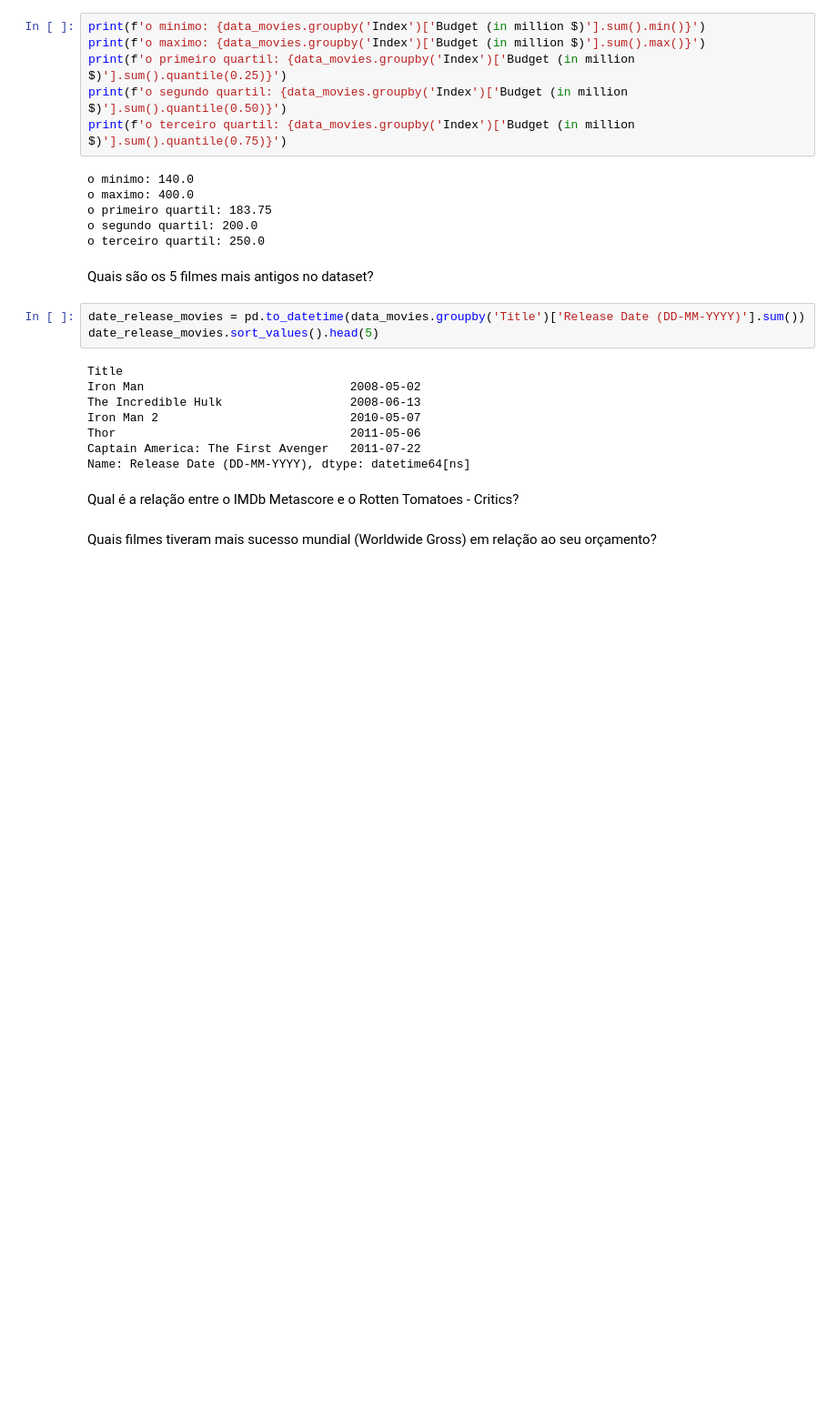
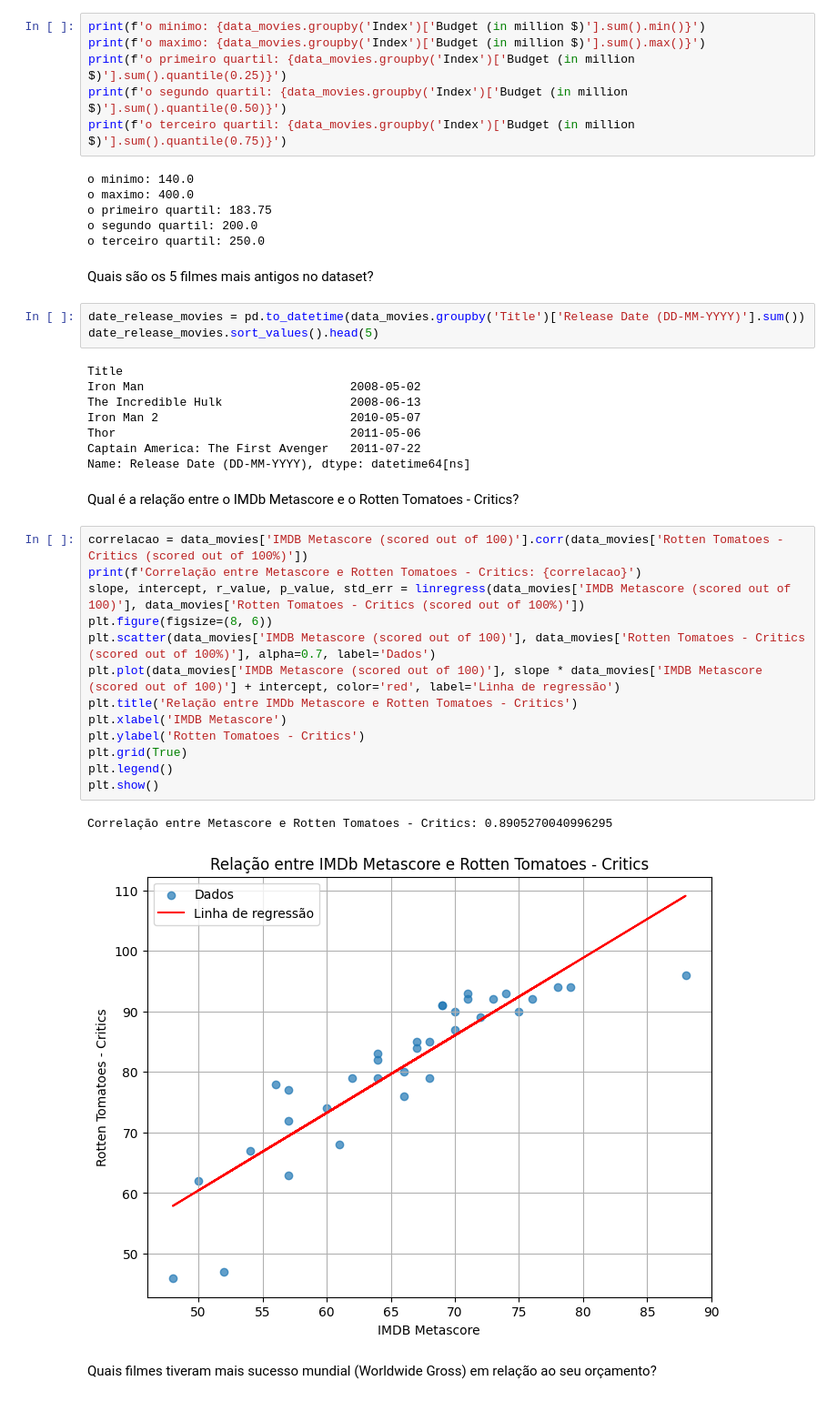
Before and after one commit to repository-italo/webacademy_t4, a Jupyter notebook: 17_ciencia_de_dados/notebook_lab01.json.ipynb, the cells around one changed output. Shown at 91% size. Cells and saved outputs as stored; diff of their text form; blank space fills up the shorter version.

Commit message:
lab01 de data_science concluido

```diff
--- a/17_ciencia_de_dados/notebook_lab01.json.ipynb
+++ b/17_ciencia_de_dados/notebook_lab01.json.ipynb
@@ -314,5 +315,21 @@ Captain America: The First Avenger   2011-07-22
 Name: Release Date (DD-MM-YYYY), dtype: datetime64[ns]
 # %% [markdown]
 Qual é a relação entre o IMDb Metascore e o Rotten Tomatoes - Critics?
+# %%
+correlacao = data_movies['IMDB Metascore (scored out of 100)'].corr(data_movies['Rotten Tomatoes - Critics (scored out of 100%)'])
+print(f'Correlação entre Metascore e Rotten Tomatoes - Critics: {correlacao}')
+slope, intercept, r_value, p_value, std_err = linregress(data_movies['IMDB Metascore (scored out of 100)'], data_movies['Rotten Tomatoes - Critics (scored out of 100%)'])
+plt.figure(figsize=(8, 6))
+plt.scatter(data_movies['IMDB Metascore (scored out of 100)'], data_movies['Rotten Tomatoes - Critics (scored out of 100%)'], alpha=0.7, label='Dados')
+plt.plot(data_movies['IMDB Metascore (scored out of 100)'], slope * data_movies['IMDB Metascore (scored out of 100)'] + intercept, color='red', label='Linha de regressão')
+plt.title('Relação entre IMDb Metascore e Rotten Tomatoes - Critics')
+plt.xlabel('IMDB Metascore')
+plt.ylabel('Rotten Tomatoes - Critics')
+plt.grid(True)
+plt.legend()
+plt.show()
+# %% [output]
+Correlação entre Metascore e Rotten Tomatoes - Critics: 0.8905270040996295
+[figure, added]
 # %% [markdown]
 Quais filmes tiveram mais sucesso mundial (Worldwide Gross) em relação ao seu orçamento?
```
Also changed, not shown: parts of 8 cells of this notebook.
